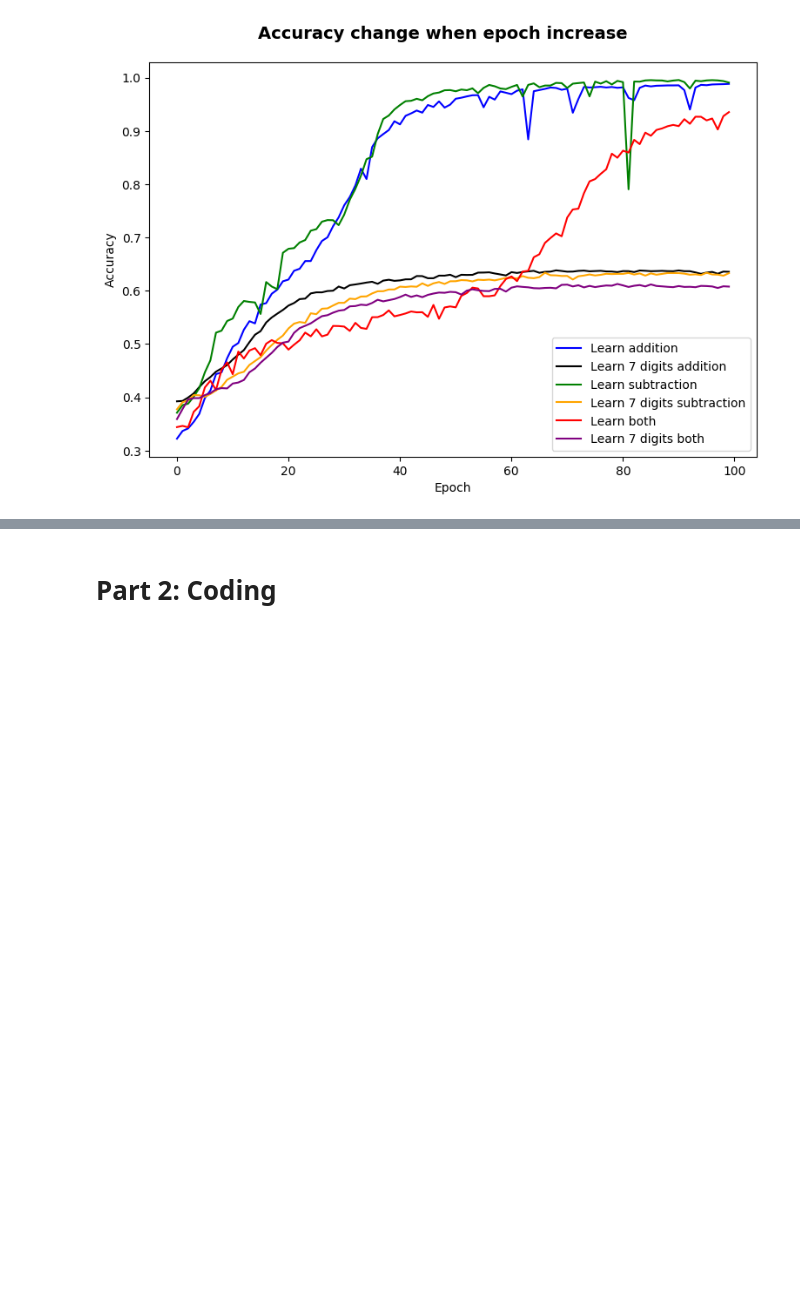
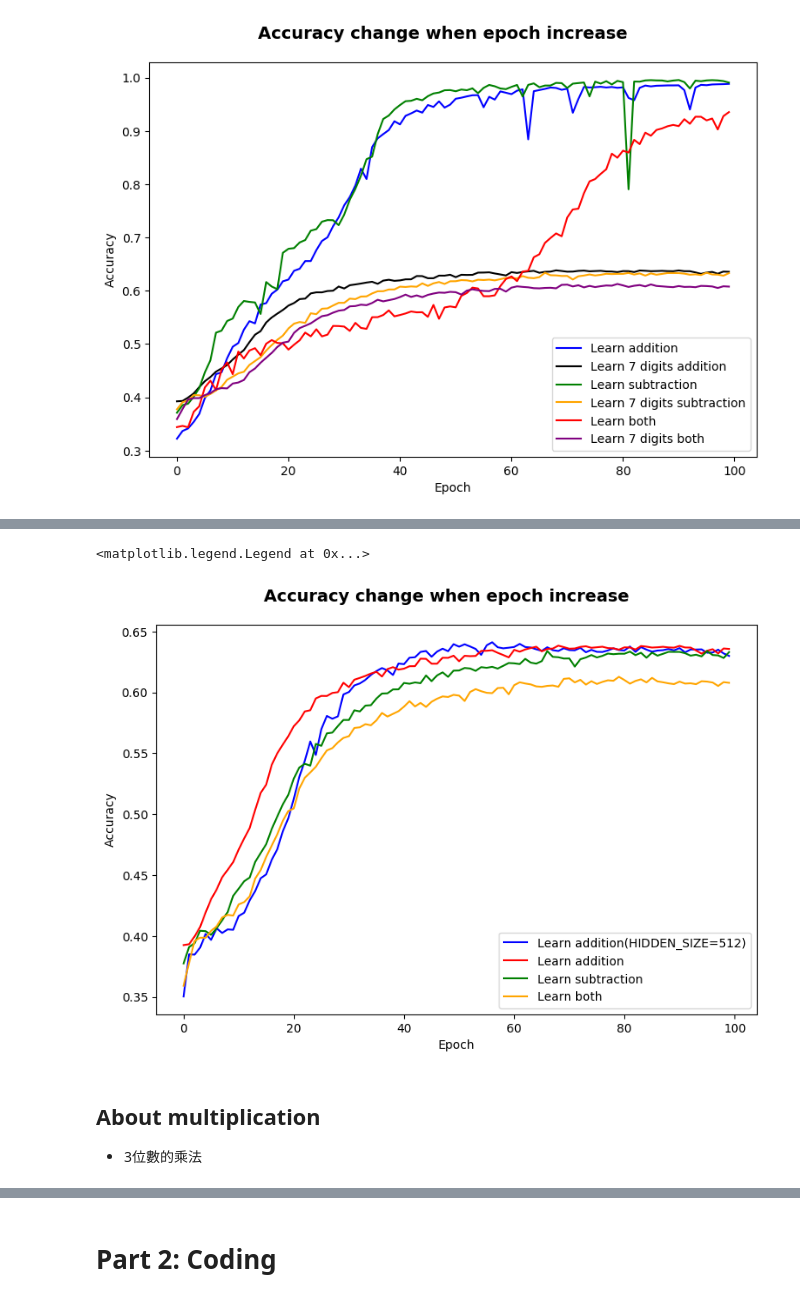
Before and after one commit to ChingChieh/Adder-Subtractor, a Jupyter notebook: Coding and Report.ipynb, the cells around one changed output, grey strips where cells are left out. Saved outputs shown, nothing was run; the diff lists cells and outputs as text; code cells hidden in the pictures; blank space fills up the shorter version.

```diff
--- a/Coding and Report.ipynb
+++ b/Coding and Report.ipynb
@@ -79,0 +84,17 @@ ax.legend(loc=4)
+# %%
+fig = plt.figure(figsize=(9,6),dpi=100)
+fig.suptitle('Accuracy change when epoch increase',y = 0.95, fontsize = 14, fontweight='bold')
+ax = fig.add_subplot(1,1,1)
+ax.plot(originList7, color='b', label='Learn addition(HIDDEN_SIZE=512)')
+ax.plot(list_add7, color='r', label='Learn addition')
+ax.plot(originList_sub7, color='g', label='Learn subtraction')
+ax.plot(originList_both7, color='orange', label='Learn both')
+ax.set_xlabel("Epoch")
+ax.set_ylabel("Accuracy")
+ax.legend(loc=4)
+# %% [output]
+<matplotlib.legend.Legend at 0x...>
+[figure, added]
+# %% [markdown]
+## About multiplication
+- 3位數的乘法
```
Also changed, not shown: parts of 26 cells of this notebook.
